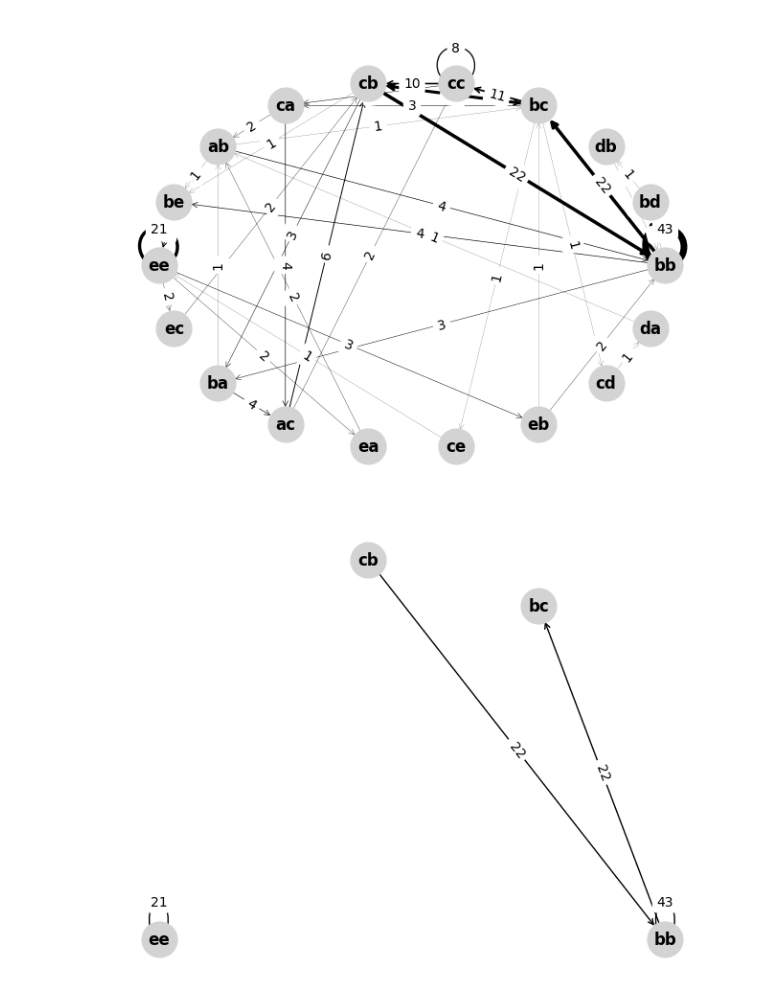
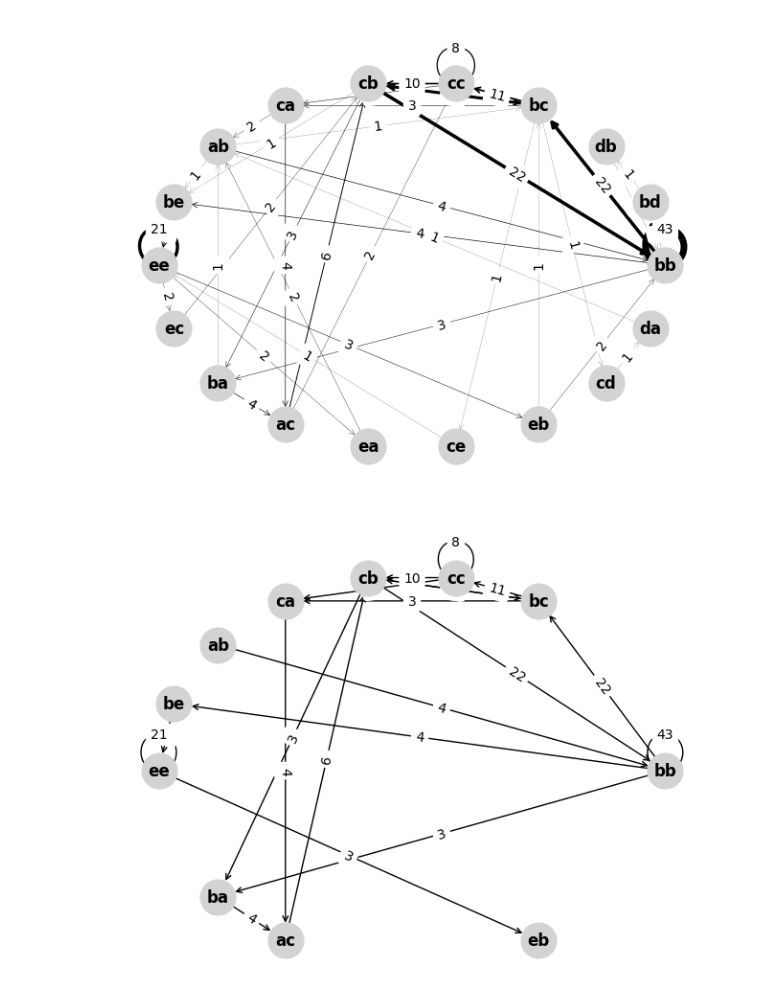
Before and after one commit to mckoh/research_experiments, a Jupyter notebook: notebooks/sax_network.ipynb, the cells around one changed output. Drawn from its saved outputs; the diff is of its cells as text; code cells hidden in the pictures.

```diff
--- a/notebooks/sax_network.ipynb
+++ b/notebooks/sax_network.ipynb
@@ -18,6 +18,7 @@ from pandas import read_csv
 
 N_GRAM_SIZE = 2
 TS_SIZE = 100
+PERCENTILE_TRESHOLD = 60
 # %% [markdown]
 ## Import the Elevator Timeseries
 # %%
@@ -75,16 +76,16 @@ plt.show()
 # %%
 
 weights = [d['weight'] for u, v, d in G.edges(data=True)]
-threshold = percentile(weights, 90)
+threshold = percentile(weights, PERCENTILE_TRESHOLD)
 top_edges = [(u, v) for u, v, d in G.edges(data=True) if d['weight'] >= threshold]
 
 top_nodes = set([n for edge in top_edges for n in edge])
 subgraph = G.subgraph(top_nodes).edge_subgraph(top_edges)
 edge_labels = get_edge_attributes(subgraph, 'weight')
 
 pos = circular_layout(G)
 draw(subgraph, pos, with_labels=True, **options)
 draw_networkx_edge_labels(subgraph, pos, edge_labels=edge_labels)
 plt.show()
 # %% [output]
-[figure, old version]
+[figure, new version]
```
Also changed, not shown: parts of 1 cell of this notebook.
